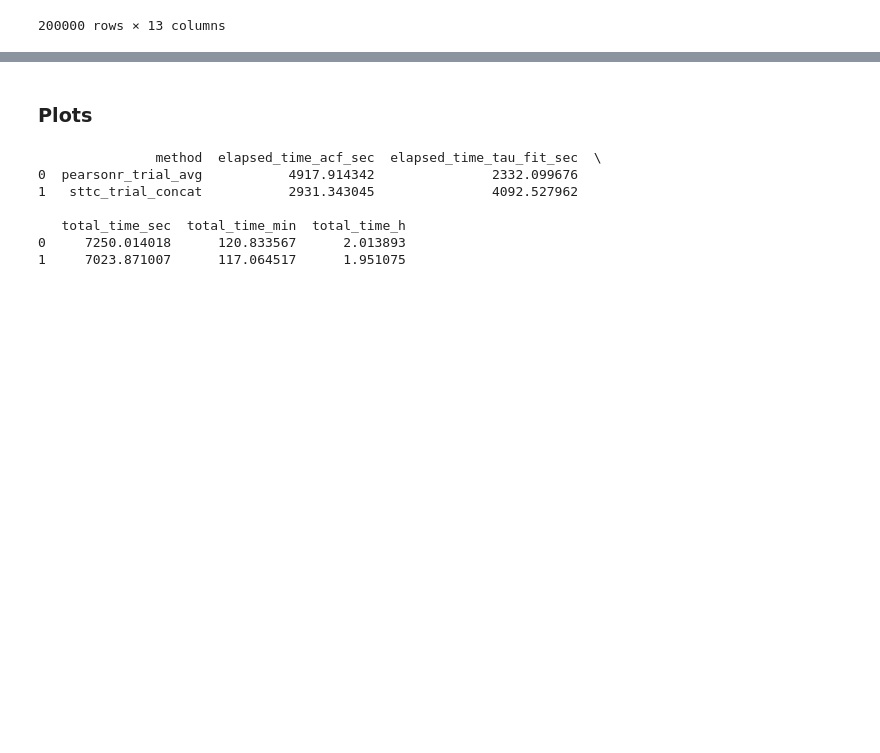
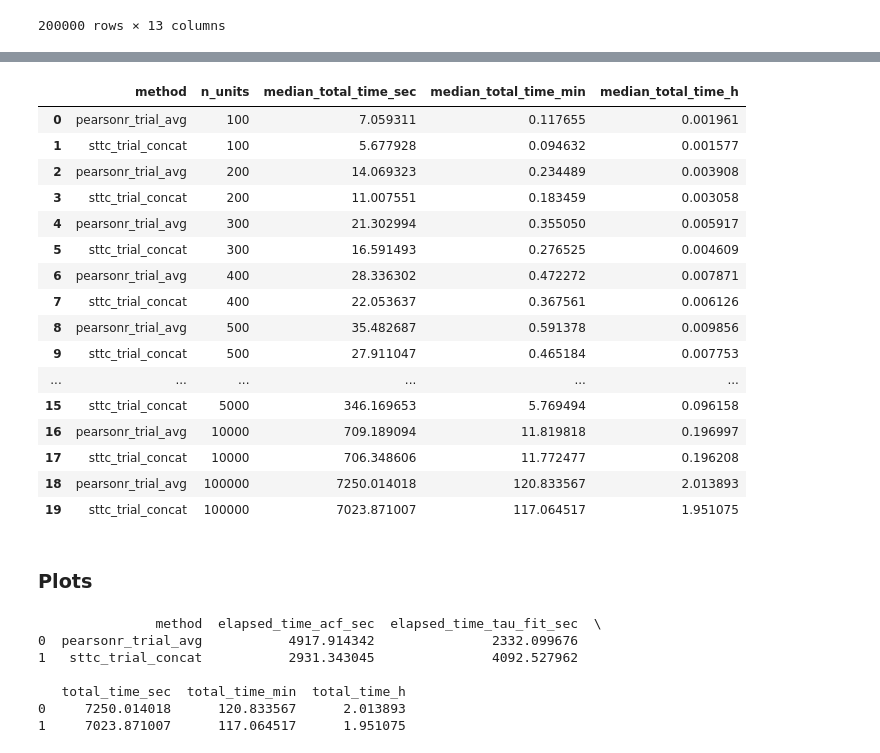
Before and after one commit to iinnpp/isttc, a Jupyter notebook: notebooks/synthetic/compute_time_trials.ipynb, the cells around one changed output, grey strips where cells are left out. Saved outputs shown, nothing was run; the diff lists cells and outputs as text; code cells hidden in the pictures; blank space fills up the shorter version.

```diff
--- a/notebooks/synthetic/compute_time_trials.ipynb
+++ b/notebooks/synthetic/compute_time_trials.ipynb
@@ -204,0 +168,3 @@ unit_time_dict
+# %%
+tau_all_long_df_subset = tau_all_long_df[['unit_id', 'method', 'total_time_sec']].copy()
+tau_all_long_df_subset
@@ -205,3 +185,50 @@ unit_time_dict
+# %%
+thresholds = [100, 200, 300, 400, 500, 1000, 2000, 5000, 10000, 100000]
+n_reps = 100   # number of repetitions
+
+rows = []
+
+for n in thresholds:
+    for method, df_method in tau_all_long_df_subset.groupby("method"):
+        units = df_method["unit_id"].unique()
+
+        # run repeated sampling
+        total_sec_list = []
+        for _ in range(n_reps):
+            sampled_units = np.random.choice(units, size=n, replace=False)
+            df_sample = df_method[df_method.unit_id.isin(sampled_units)]
+            total_sec_list.append(df_sample["total_time_sec"].sum())
+
+        # median across repetitions
+        rows.append({
+            "method": method,
+            "n_units": n,
+            "median_total_time_sec": np.median(total_sec_list)
+        })
+
+result_df = pd.DataFrame(rows)
+result_df["median_total_time_min"] = result_df["median_total_time_sec"] / 60
+result_df["median_total_time_h"] = result_df["median_total_time_min"] / 60
+
+result_df
+# %% [output]
+|  | method | n_units | median_total_time_sec | median_total_time_min | median_total_time_h |
+| 0 | pearsonr_trial_avg | 100 | 7.059311 | 0.117655 | 0.001961 |
+| 1 | sttc_trial_concat | 100 | 5.677928 | 0.094632 | 0.001577 |
+| 2 | pearsonr_trial_avg | 200 | 14.069323 | 0.234489 | 0.003908 |
+| 3 | sttc_trial_concat | 200 | 11.007551 | 0.183459 | 0.003058 |
+| 4 | pearsonr_trial_avg | 300 | 21.302994 | 0.355050 | 0.005917 |
+| 5 | sttc_trial_concat | 300 | 16.591493 | 0.276525 | 0.004609 |
+| 6 | pearsonr_trial_avg | 400 | 28.336302 | 0.472272 | 0.007871 |
+| 7 | sttc_trial_concat | 400 | 22.053637 | 0.367561 | 0.006126 |
+| 8 | pearsonr_trial_avg | 500 | 35.482687 | 0.591378 | 0.009856 |
+| 9 | sttc_trial_concat | 500 | 27.911047 | 0.465184 | 0.007753 |
+| ... | ... | ... | ... | ... | ... |
+| 15 | sttc_trial_concat | 5000 | 346.169653 | 5.769494 | 0.096158 |
+| 16 | pearsonr_trial_avg | 10000 | 709.189094 | 11.819818 | 0.196997 |
+| 17 | sttc_trial_concat | 10000 | 706.348606 | 11.772477 | 0.196208 |
+| 18 | pearsonr_trial_avg | 100000 | 7250.014018 | 120.833567 | 2.013893 |
+| 19 | sttc_trial_concat | 100000 | 7023.871007 | 117.064517 | 1.951075 |
 # %% [markdown]
 ### Plots
 # %%
```
Also changed, not shown: parts of 6 cells of this notebook, 2 other files.
